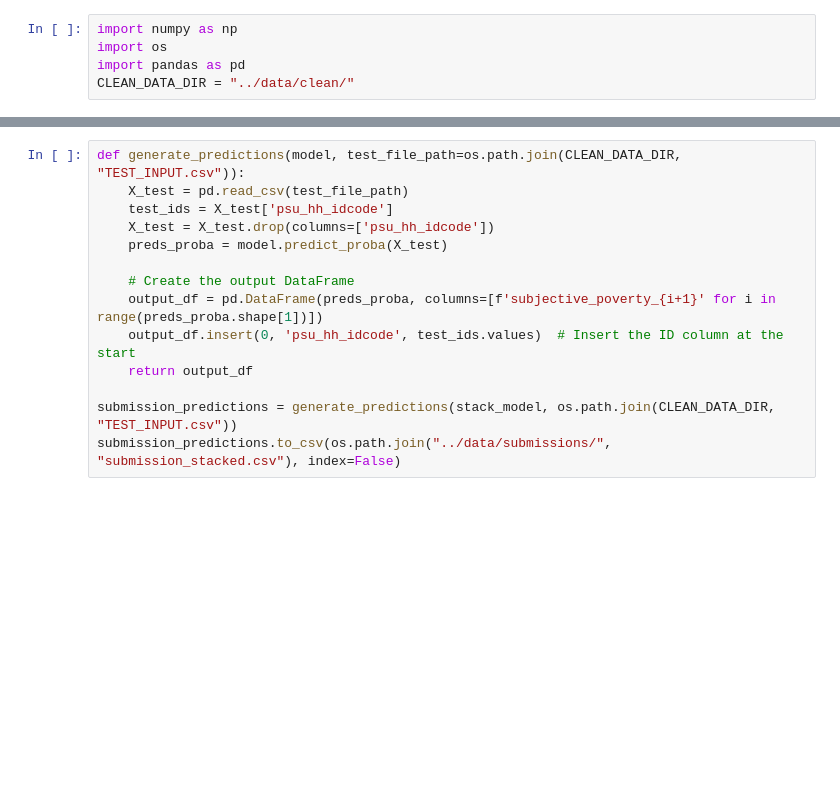
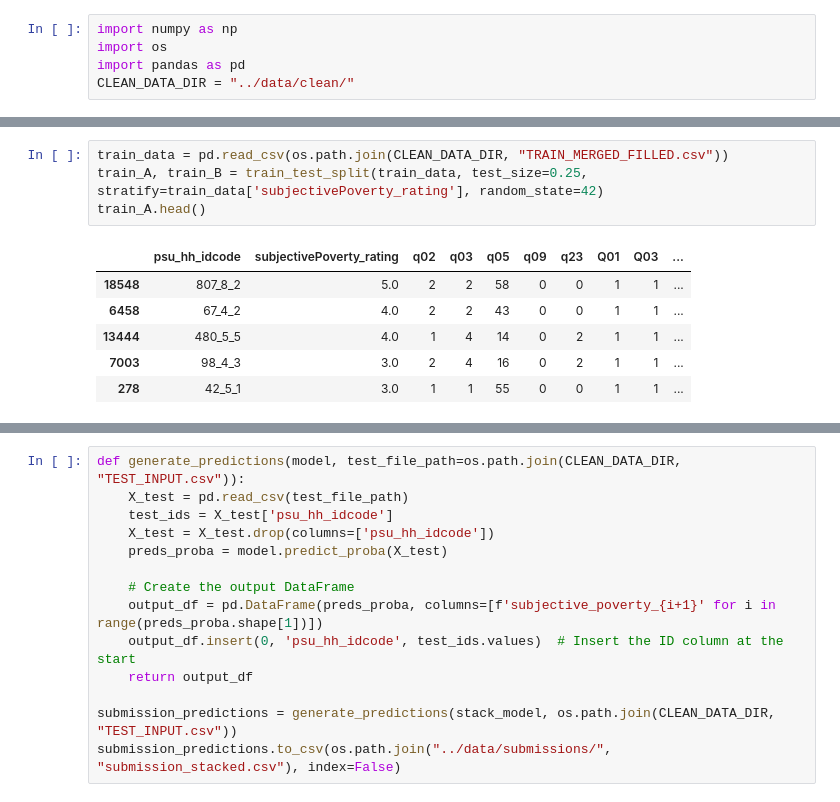
Before and after one commit to eugenesimm/Kaggle_poverty_rate, a Jupyter notebook: 3-modelling/stack_learners.ipynb, the cells around one changed output, grey strips where cells are left out. Drawn from its saved outputs; the diff is of its cells as text; blank space fills up the shorter version.

```diff
--- a/3-modelling/stack_learners.ipynb
+++ b/3-modelling/stack_learners.ipynb
@@ -36,3 +179,14 @@ train_B:  (14929, 13)
+# %%
+train_data = pd.read_csv(os.path.join(CLEAN_DATA_DIR, "TRAIN_MERGED_FILLED.csv"))
+train_A, train_B = train_test_split(train_data, test_size=0.25, stratify=train_data['subjectivePoverty_rating'], random_state=42)
+train_A.head()
+# %% [output]
+|  | psu_hh_idcode | subjectivePoverty_rating | q02 | q03 | q05 | q09 | q23 | Q01 | Q03 | ... |
+| 18548 | 807_8_2 | 5.0 | 2 | 2 | 58 | 0 | 0 | 1 | 1 | ... |
+| 6458 | 67_4_2 | 4.0 | 2 | 2 | 43 | 0 | 0 | 1 | 1 | ... |
+| 13444 | 480_5_5 | 4.0 | 1 | 4 | 14 | 0 | 2 | 1 | 1 | ... |
+| 7003 | 98_4_3 | 3.0 | 2 | 4 | 16 | 0 | 2 | 1 | 1 | ... |
+| 278 | 42_5_1 | 3.0 | 1 | 1 | 55 | 0 | 0 | 1 | 1 | ... |
 # %%
 from sklearn.linear_model import LogisticRegression
 from sklearn.model_selection import train_test_split
```
Also changed, not shown: parts of 6 cells of this notebook, 3 other files.
